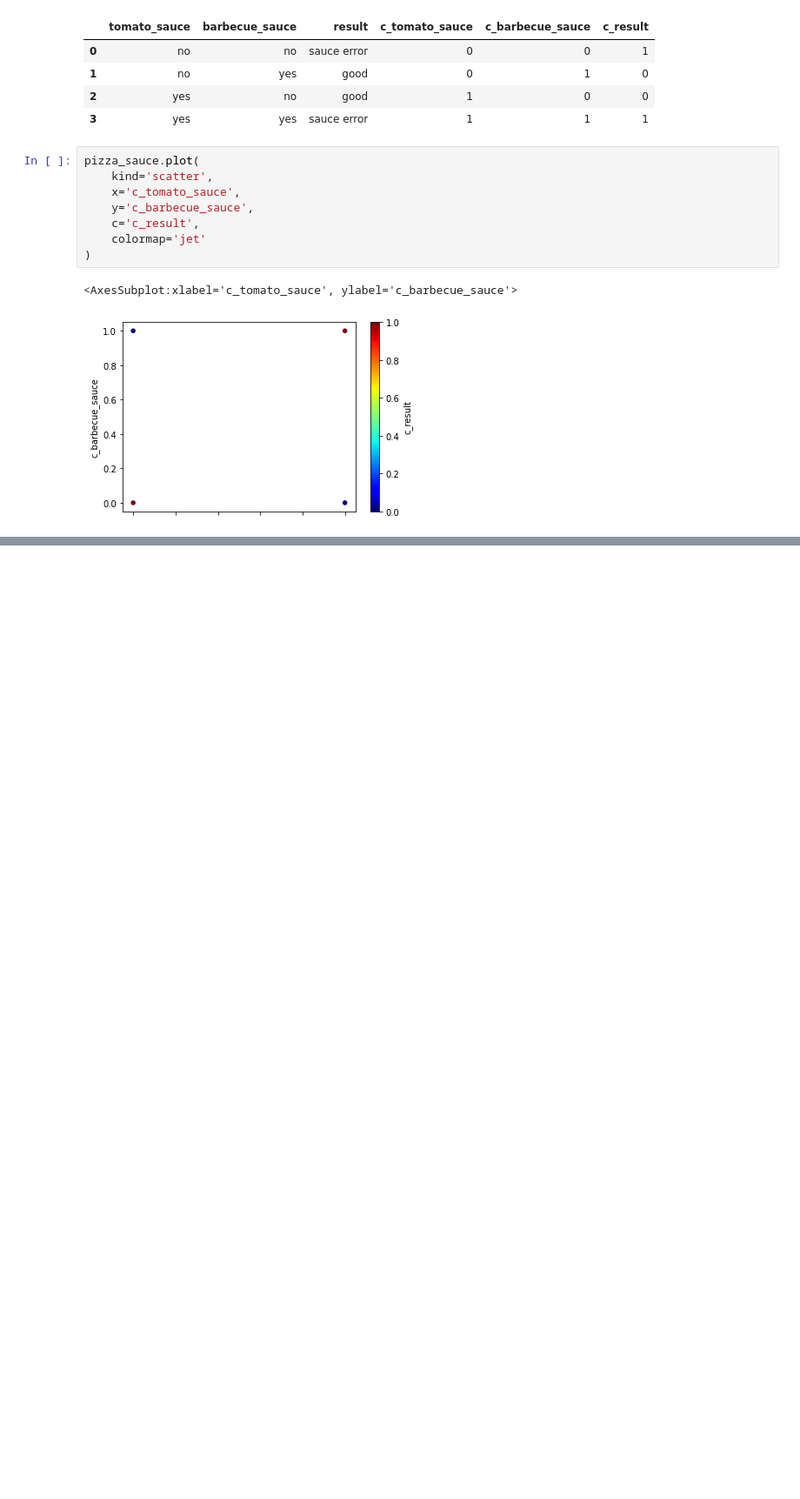
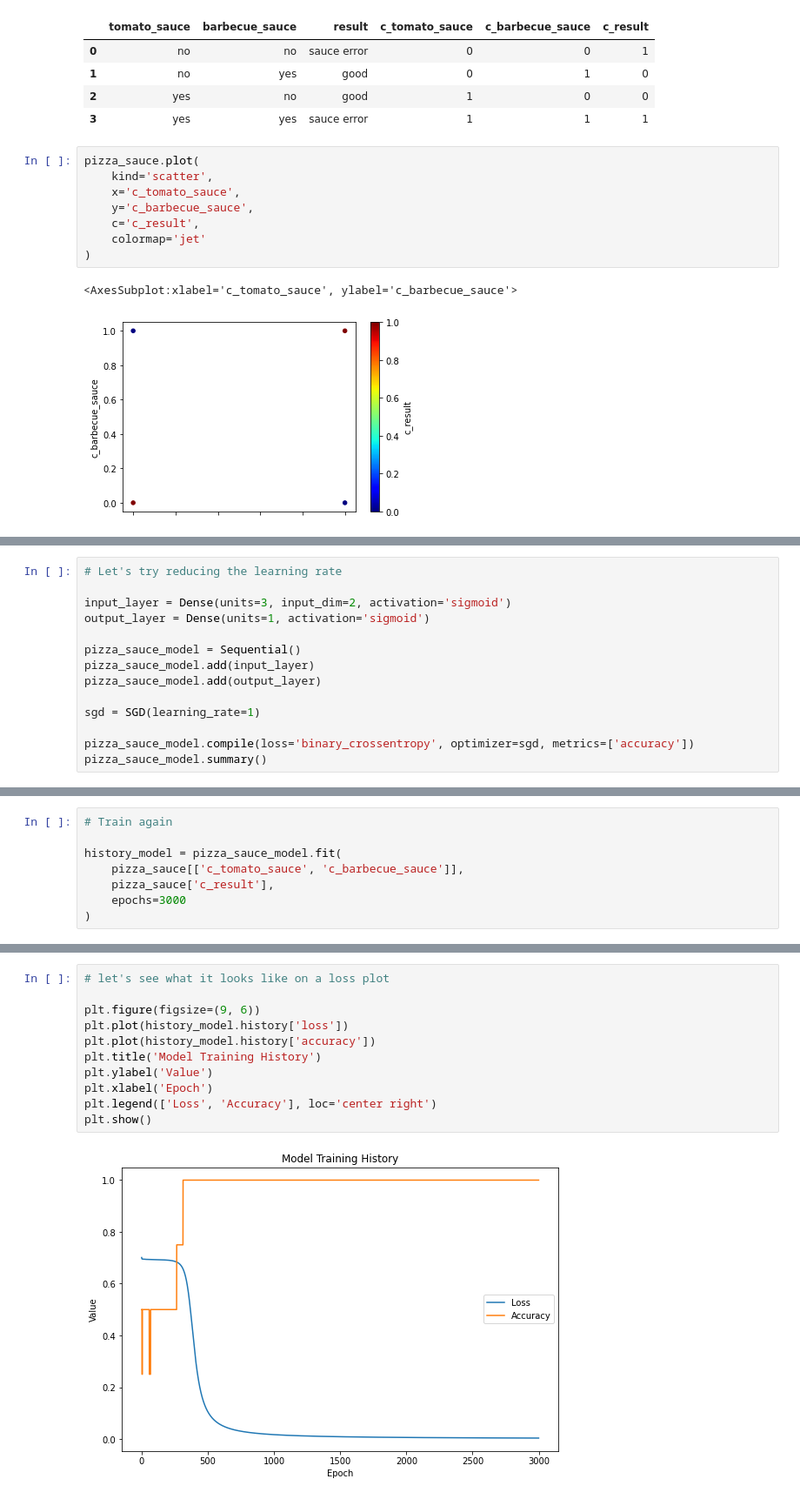
Before and after one commit to seamus0215/Deep-learning-from-the-ground-up, a Jupyter notebook: snn.ipynb, the cells around one changed output, grey strips where cells are left out. Shown at 87% size. Drawn from its saved outputs; the diff is of its cells as text; blank space fills up the shorter version.

```diff
--- a/snn.ipynb
+++ b/snn.ipynb
@@ -56,0 +213,14 @@ pizza_sauce.plot(
+# %%
+# Let's try reducing the learning rate
+
+input_layer = Dense(units=3, input_dim=2, activation='sigmoid')
+output_layer = Dense(units=1, activation='sigmoid')
+
+pizza_sauce_model = Sequential()
+pizza_sauce_model.add(input_layer)
+pizza_sauce_model.add(output_layer)
+
+sgd = SGD(learning_rate=1)
+
+pizza_sauce_model.compile(loss='binary_crossentropy', optimizer=sgd, metrics=['accuracy'])
+pizza_sauce_model.summary()
@@ -56,0 +241,8 @@ pizza_sauce.plot(
+# %%
+# Train again
+
+history_model = pizza_sauce_model.fit(
+    pizza_sauce[['c_tomato_sauce', 'c_barbecue_sauce']],
+    pizza_sauce['c_result'],
+    epochs=3000
+)
@@ -56,0 +279,13 @@ pizza_sauce.plot(
+# %%
+# let's see what it looks like on a loss plot
+
+plt.figure(figsize=(9, 6))
+plt.plot(history_model.history['loss'])
+plt.plot(history_model.history['accuracy'])
+plt.title('Model Training History')
+plt.ylabel('Value')
+plt.xlabel('Epoch')
+plt.legend(['Loss', 'Accuracy'], loc='center right')
+plt.show()
+# %% [output]
+[figure, added]
```
Also changed, not shown: parts of 13 cells of this notebook, 1 other file.
